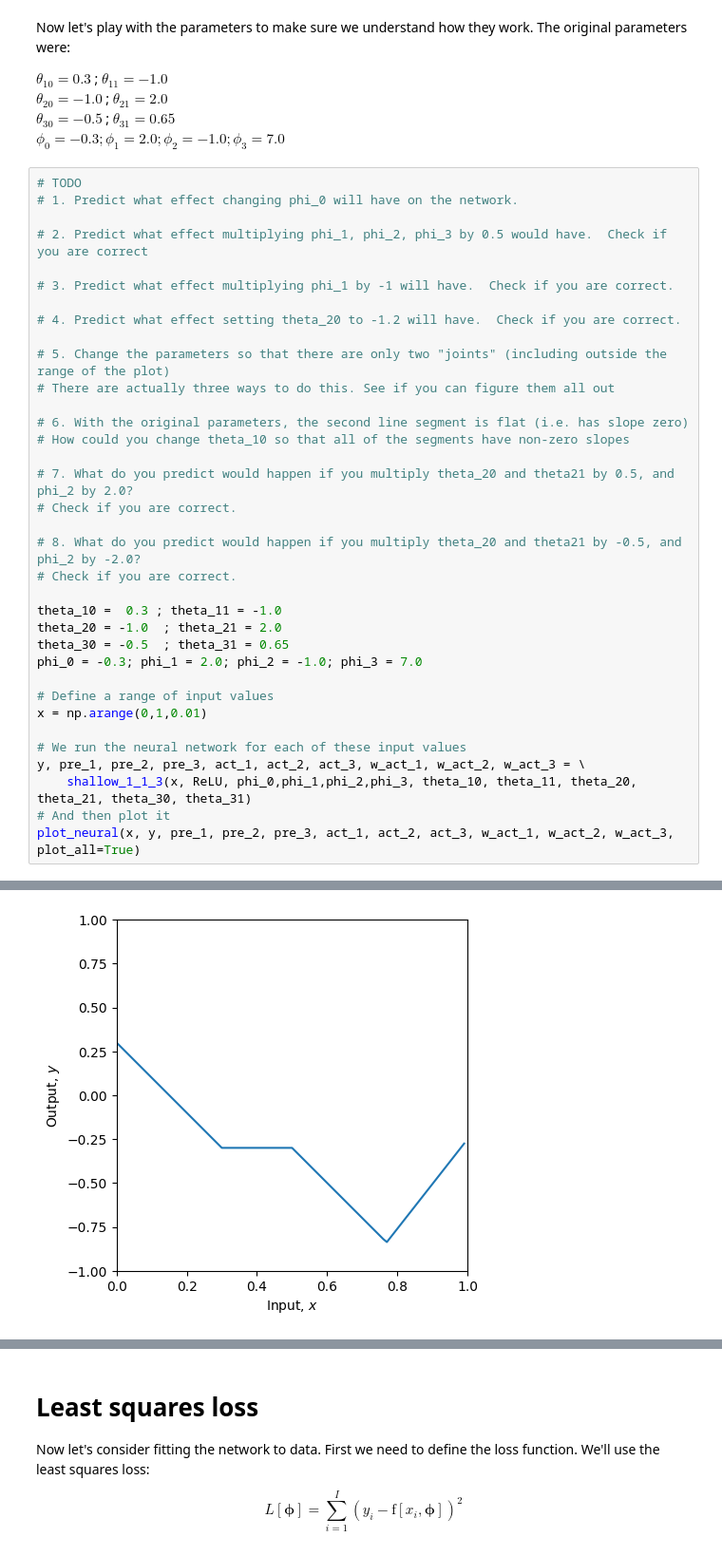
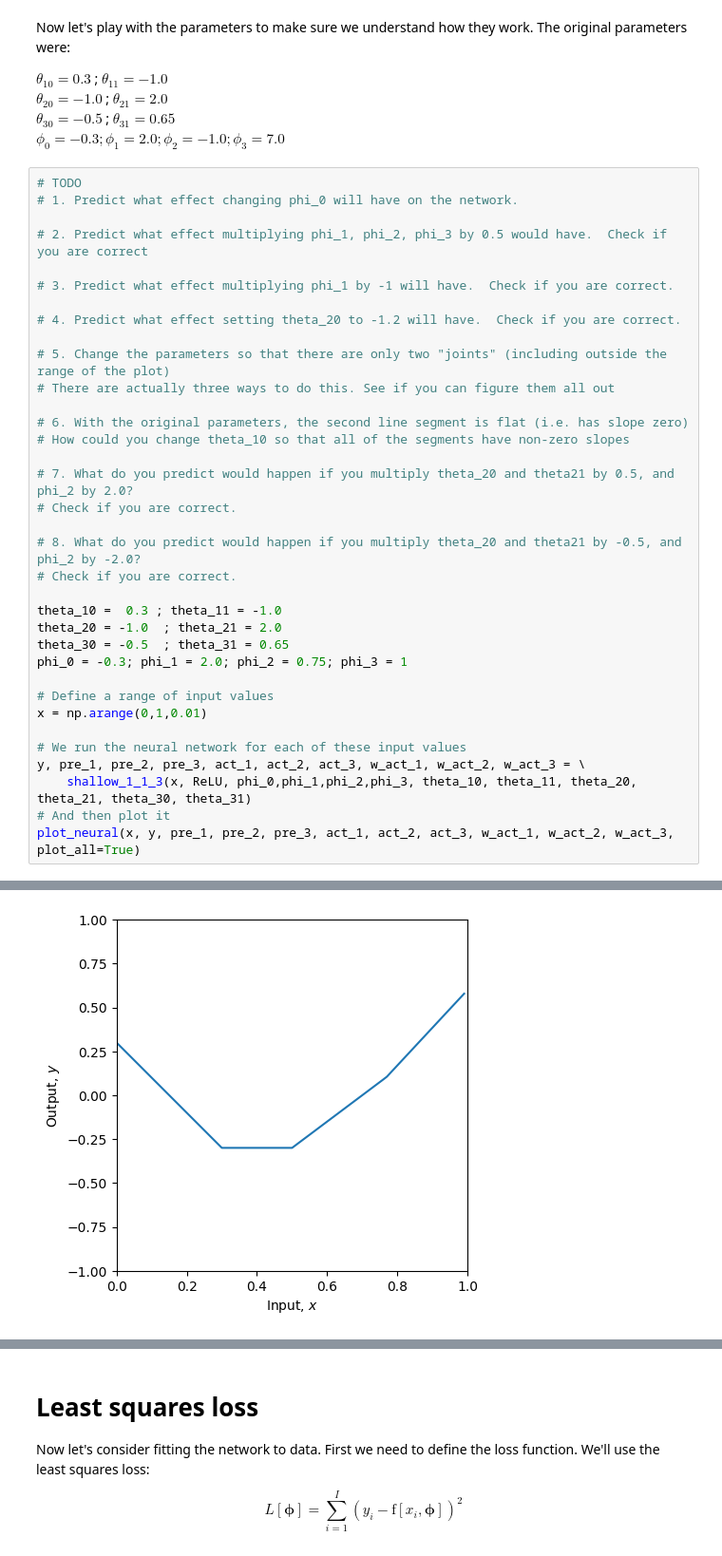
Before and after one commit to nguille0307/n8n-guille, a Jupyter notebook: Notebooks/Chap03/3_1_Shallow_Networks_I.ipynb, the cells around one changed output, grey strips where cells are left out. Shown at 95% size. Cells and saved outputs as stored; diff of their text form.

```diff
--- a/Notebooks/Chap03/3_1_Shallow_Networks_I.ipynb
+++ b/Notebooks/Chap03/3_1_Shallow_Networks_I.ipynb
@@ -157,7 +157,7 @@ $\phi_0 = -0.3; \phi_1 = 2.0; \phi_2 = -1.0; \phi_3 = 7.0$
 theta_10 =  0.3 ; theta_11 = -1.0
 theta_20 = -1.0  ; theta_21 = 2.0
 theta_30 = -0.5  ; theta_31 = 0.65
-phi_0 = -0.3; phi_1 = 2.0; phi_2 = -1.0; phi_3 = 7.0
+phi_0 = -0.3; phi_1 = 2.0; phi_2 = 0.75; phi_3 = 1
 
 # Define a range of input values
 x = np.arange(0,1,0.01)
@@ -172 +172 @@ plot_neural(x, y, pre_1, pre_2, pre_3, act_1, act_2, act_3, w_act_1, w_act_2, w_
-[figure, old version]
+[figure, new version]
```
Also changed, not shown: parts of 7 cells of this notebook.
